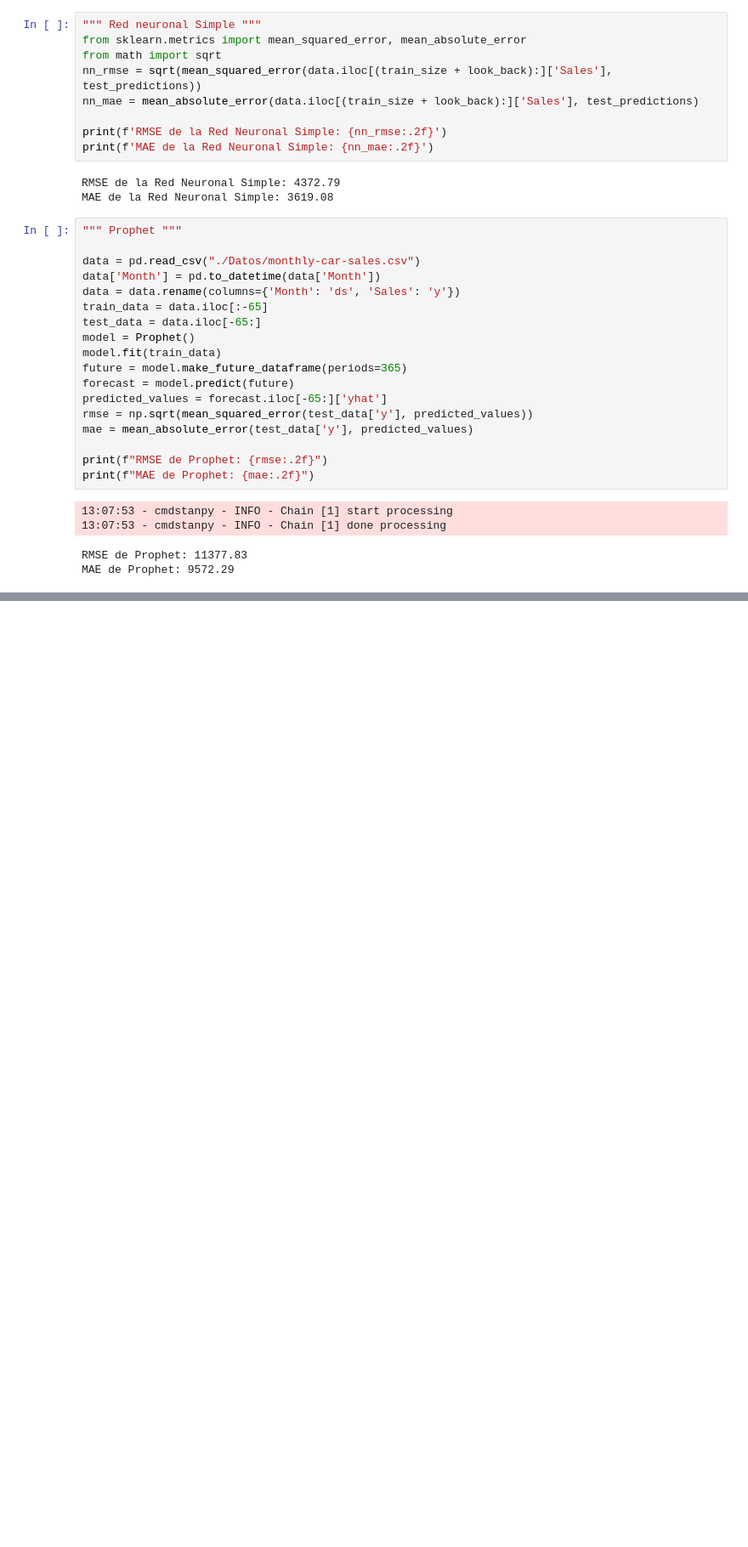
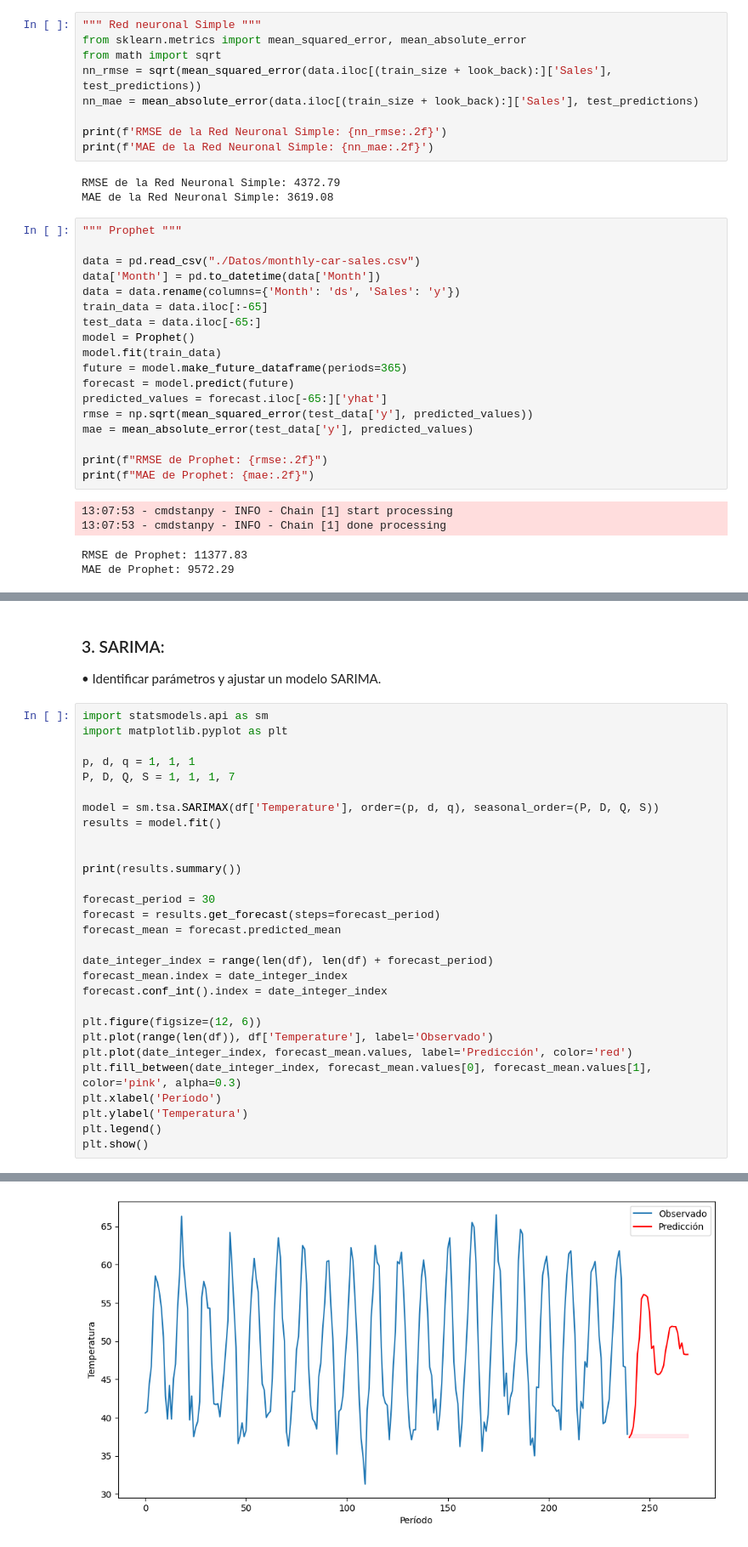
Before and after one commit to GabrielVicente-GT/CC3084_Laboratorio3, a Jupyter notebook: Lab3.ipynb, the cells around one changed output, grey strips where cells are left out. Shown at 85% size. Saved outputs shown, nothing was run; the diff lists cells and outputs as text; blank space fills up the shorter version.

```diff
--- a/Lab3.ipynb
+++ b/Lab3.ipynb
@@ -628,0 +714,33 @@ MAE de Prophet: 9572.29
+# %% [markdown]
+### 3. SARIMA:
+• Identificar parámetros y ajustar un modelo SARIMA.
+# %%
+import statsmodels.api as sm
+import matplotlib.pyplot as plt
+
+p, d, q = 1, 1, 1
+P, D, Q, S = 1, 1, 1, 7
+
+model = sm.tsa.SARIMAX(df['Temperature'], order=(p, d, q), seasonal_order=(P, D, Q, S))
+results = model.fit()
+
+
+print(results.summary())
+
+forecast_period = 30
+forecast = results.get_forecast(steps=forecast_period)
+forecast_mean = forecast.predicted_mean
+
+date_integer_index = range(len(df), len(df) + forecast_period)
+forecast_mean.index = date_integer_index
+forecast.conf_int().index = date_integer_index
+
+plt.figure(figsize=(12, 6))
+plt.plot(range(len(df)), df['Temperature'], label='Observado')
+plt.plot(date_integer_index, forecast_mean.values, label='Predicción', color='red')
+plt.fill_between(date_integer_index, forecast_mean.values[0], forecast_mean.values[1], color='pink', alpha=0.3)
+plt.xlabel('Período')
+plt.ylabel('Temperatura')
+plt.legend()
+plt.show()
+# %% [output]
@@ -628,0 +764 @@ MAE de Prophet: 9572.29
+[figure, added]
```
Also changed, not shown: parts of 39 cells of this notebook.
